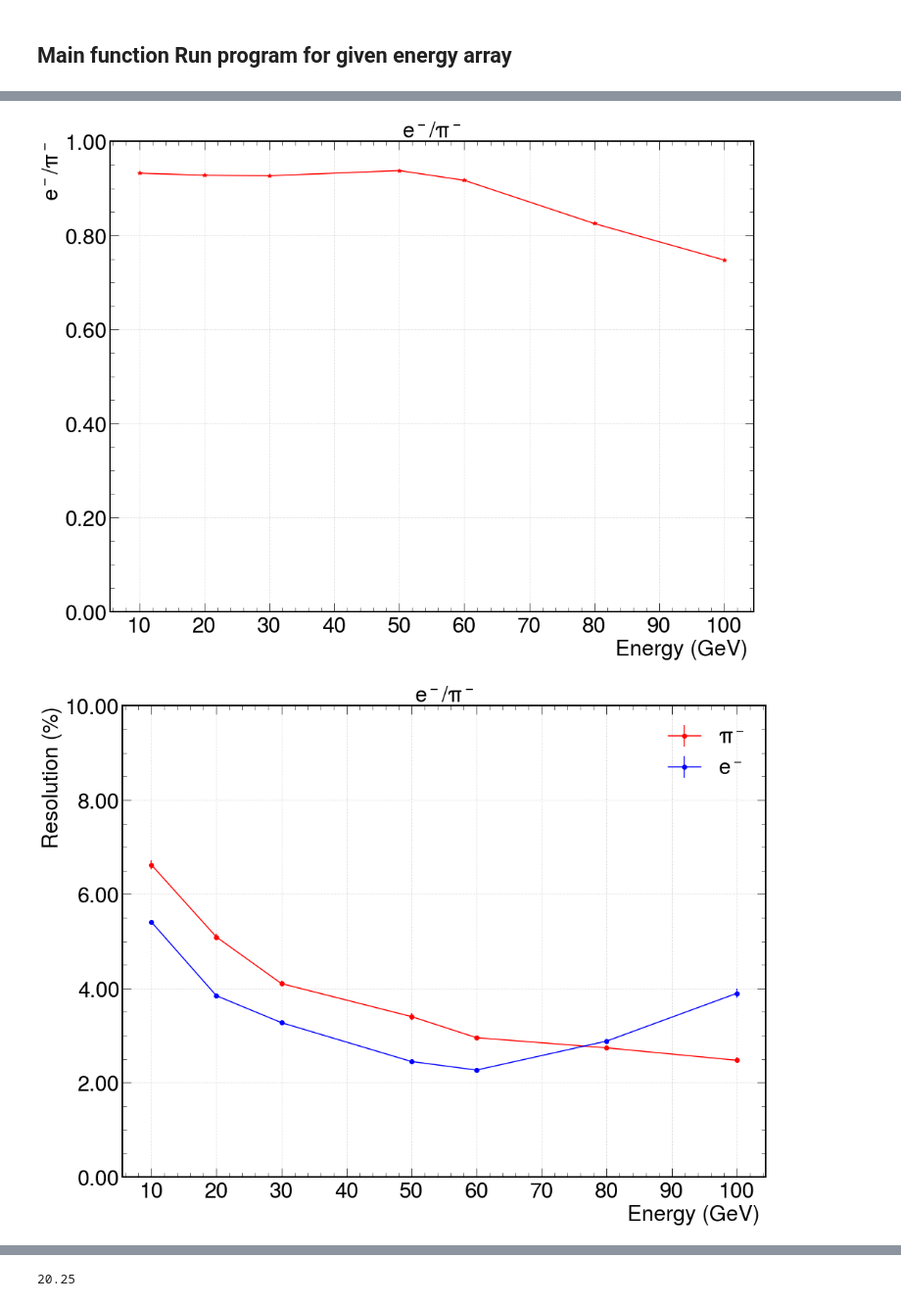
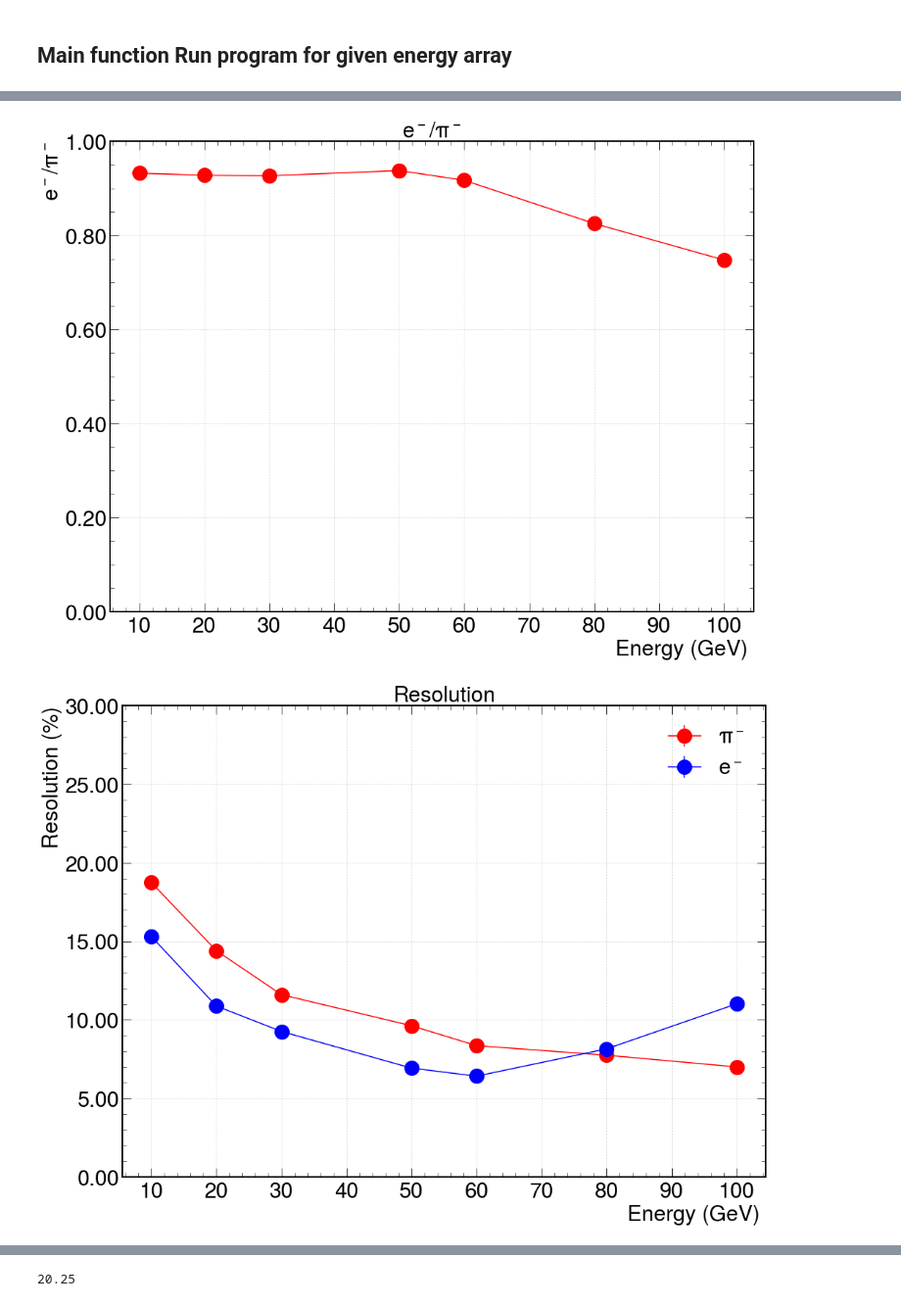
Before and after one commit to bk806714/EIC_Analysis, a Jupyter notebook: hitAnalysis.ipynb, the cells around one changed output, grey strips where cells are left out. Shown at 98% size. Cells and saved outputs as stored; diff of their text form; code cells hidden in the pictures.

```diff
--- a/hitAnalysis.ipynb
+++ b/hitAnalysis.ipynb
@@ -412,18 +416,25 @@ rec_cal_outputG0_50_5K_3Deg.edm4hep.root
 # %%
 #print(Mean_electrons)
 #print(Mean_pions)
-Mean_electrons=[86.66477404008074, 175.99642751922556, 263.80316567713146, 441.7244687153873, 520.6663772133443, 624.7905747268126, 709.8948841050204]
-Mean_electrons_error=[0.1079691030718696, 0.2375994994231714, 0.2938302349685956, 0.38192096215089716, 0.5980976135183496, 0.8990704329925364, 2.000882412792861]
-Resolution_electron=[0.05412253487962948, 0.03845134446358789, 0.032725225221378634, 0.024470859954643053, 0.022656430599764816, 0.028805357564353793, 0.03894738923474432]
-Resolution_electron_err=[0.0004455965398772315, 0.00048012025661017794, 0.0003954794945092545, 0.00030641838602508183, 0.00040696535479270446, 0.0005104473005272685, 0.0010025401902709911]
+Mean_electrons=[86.66477402461787, 175.99641100765535, 263.8031696761777, 441.7244804861986, 520.6663273875168, 624.7905829101195, 709.8951706836963]
+Mean_electrons_error=[0.1079691060727726, 0.2376039483111908, 0.29382967328025816, 0.38191768747015925, 0.5981137221963231, 0.8990715259114447, 2.000913037182325]
+Resolution_electron=[0.15308164611255043, 0.10875710604277258, 0.09256091939008847, 0.06921401786169222, 0.06408227805921979, 0.08147395648552981, 0.11016066478424216]
+Resolution_electron_err=[0.001260337371726996, 0.0013580107631317106, 0.0011185827942780421, 0.0008666746304209398, 0.0011511029703319972, 0.001443764735977776, 0.00283565436339674]
 
 
 
 
-Mean_pions=[92.93588437283843, 189.63664347929074, 284.58383718257045, 470.8961107641947, 567.5804557847521, 756.9354746006662, 949.5065058036646]
-Mean_pions_error=[0.24546871481935426, 0.3871617156623, 0.5003174926777116, 0.950178429777155, 0.869027759792474, 1.1966130964616795, 1.6546475669200496]
-Resolution_pion=[0.06626486341863971, 0.05092600103590167, 0.04101609178381284, 0.034013080595302385, 0.02952740995780081, 0.02737565375938281, 0.024736359490940146]
-Resolution_pion_err= [0.0009500901299460668, 0.0007292632835412514, 0.0006257393455453671, 0.0007166969363690559, 0.0005432134988128976, 0.0005605932917667863, 0.0006176282069007286]
+Mean_pions=[92.93590472573733, 189.63668699714654, 284.58384213131444, 470.89617271784465, 567.5805953691928, 756.9354656556737, 949.5065916671994]
+Mean_pions_error=[0.2454727445341804, 0.3871723878233204, 0.5003221027159863, 0.9502002838995046, 0.8690669994485423, 1.19662562766358, 1.6546022407894845]
+Resolution_pion=[0.1874258795821687, 0.14404094150972957, 0.1160110856387354, 0.09620338182755339, 0.08351653330553414, 0.07743011618037647, 0.06996469515142344]
+Resolution_pion_err= [0.002687304459494411, 0.002062724567094087, 0.0017698743935082545, 0.0020271713885682482, 0.0015365088600021934, 0.0015856138991772529, 0.001746868323825394]
+
+
+Leaks_per_ele = [9.700000000000001, 9.5, 6.800000000000001, 7.8, 9.5, 3.1, 1.7000000000000002]
+Leaks_per_error_ele = [1.0315473813645208, 1.0199264679377624, 0.8521971602862803, 0.9169732820535177, 1.0199264679377624, 0.5653406052991418, 0.4158004329002076]
+
+Leaks_per_pi= [9.0, 8.7, 8.799999999999999, 7.7, 8.7, 9.0, 10.71071071071071]
+Leaks_per_error_pi = [0.9904544411531507, 0.9724659377068176, 0.9784886304909218, 0.9106536114242342, 0.9724659377068176, 0.9904544411531507, 1.0894849114934895]
 
 Resolution_electron=np.multiply(Resolution_electron,100)
 Resolution_electron_err=np.multiply(Resolution_electron_err,100)
@@ -436,43 +447,65 @@ Del_p=np.divide(Mean_pions_error, Mean_pions)
 abs_delta=np.sqrt((Del_e/Mean_electrons)**2 + (Del_p/Mean_pions)**2) *ratio
 ############### e/h ############
 fig,ax = plt.subplots(1,1, figsize=(16, 12),sharex=True,sharey=True)
-ax.errorbar(energies,ratio, abs_delta,color="red",marker='*',label='Reconstructed')
+ax.errorbar(energies,ratio, abs_delta,color="red",marker='o',markersize=20,label='Reconstructed')
 
 #ax.plot(energies,resolutions, color="blue",marker='*',label="Generated")
 ax.set_ylabel('$e^-$/$\pi^-$')
 ax.set_xlabel('Energy (GeV) ')
 ax.yaxis.set_major_formatter(FormatStrFormatter('%.2f'))
 ax.set_ylim(0,1)
 
 ax.xaxis.set_major_locator(MultipleLocator(10))
 #ax.yaxis.set_major_locator(MultipleLocator(2))
 ax.xaxis.grid(True)
 ax.yaxis.grid(True)
 ax.set_title("$e^-$/$\pi^-$")
 FigName="eh_ratio_Energy_{0}.png".format(particle)
 plt.savefig(f"{PathToPlot}{FigName}")
 plt.show()
 
 
 
 fig,ax = plt.subplots(1,1, figsize=(16, 12),sharex=True,sharey=True)
-ax.errorbar(energies,Resolution_pion, Resolution_pion_err ,color="red",marker='o',label='$\pi^-$')
-ax.errorbar(energies,Resolution_electron, Resolution_electron_err,color="blue",marker='o',label='$e^-$')
+ax.errorbar(energies,Resolution_pion, Resolution_pion_err ,color="red",marker='o',markersize=20,label='$\pi^-$')
+ax.errorbar(energies,Resolution_electron, Resolution_electron_err,color="blue",marker='o',markersize=20,label='$e^-$')
 #ax.plot(energies,resolutions, color="blue",marker='*',label="Generated")
 ax.set_ylabel('Resolution (%)')
 ax.set_xlabel('Energy (GeV) ')
 ax.yaxis.set_major_formatter(FormatStrFormatter('%.2f'))
-ax.set_ylim(0,10)
+ax.set_ylim(0,30)
 
 ax.xaxis.set_major_locator(MultipleLocator(10))
 #ax.yaxis.set_major_locator(MultipleLocator(2))
 ax.xaxis.grid(True)
 ax.yaxis.grid(True)
-ax.set_title("$e^-$/$\pi^-$")
+ax.set_title("Resolution")
 FigName="Res_e_pi_Energy.png"
 plt.legend()
 plt.savefig(f"{PathToPlot}{FigName}")
 plt.show()
+
+
+######## Leaks comparision ###########
+
+fig,ax = plt.subplots(1,1, figsize=(16, 12),sharex=True,sharey=True)
+ax.errorbar(energies,Leaks_per_pi, Leaks_per_error_pi ,color="red",marker='o',markersize=20,label='$\pi^-$')
+ax.errorbar(energies,Leaks_per_ele, Leaks_per_error_ele,color="blue",marker='o',markersize=20,label='$e^-$')
+
+ax.set_ylabel('Leakage (%)')
+ax.set_xlabel('Energy (GeV) ')
+ax.yaxis.set_major_formatter(FormatStrFormatter('%.2f'))
+ax.set_ylim(0,30)
+
+ax.xaxis.set_major_locator(MultipleLocator(10))
+#ax.yaxis.set_major_locator(MultipleLocator(2))
+ax.xaxis.grid(True)
+ax.yaxis.grid(True)
+ax.set_title("Resolution")
+FigName="Leakage_e_pi_Energy.png"
+plt.legend()
+plt.savefig(f"{PathToPlot}{FigName}")
+plt.show()
 # %% [output]
-[figure, old version]
+[figure, new version]
-[figure, old version]
+[figure, new version]
```
Also changed, not shown: parts of 4 cells of this notebook.
